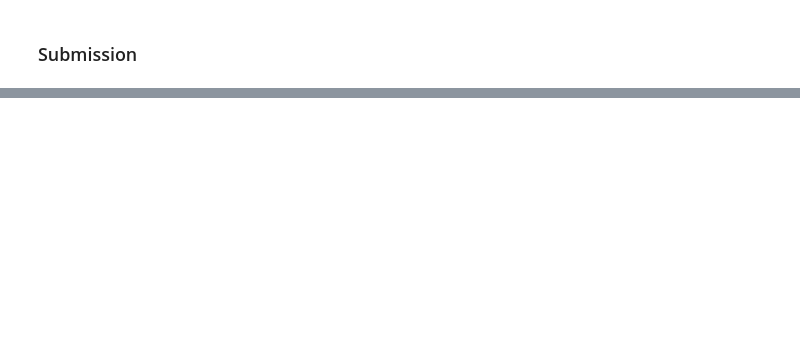
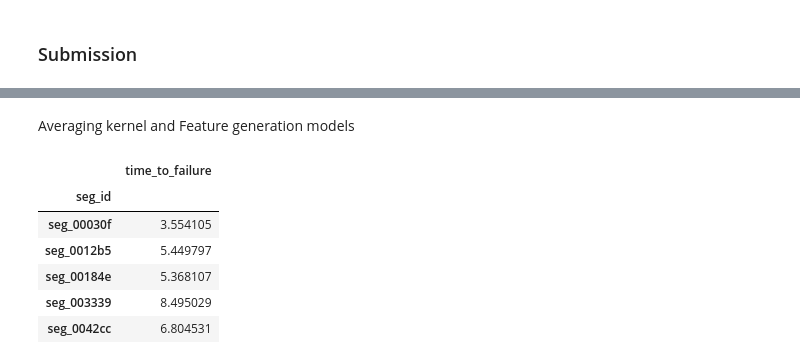
Before and after one commit to benjamin-assel/Deep-learning, a Jupyter notebook: LANL Earthquake Prediction/Earthquake chalenge.ipynb, the cells around one changed output, grey strips where cells are left out. Cells and saved outputs as stored; diff of their text form; code cells hidden in the pictures; blank space fills up the shorter version.

```diff
--- a/LANL Earthquake Prediction/Earthquake chalenge.ipynb
+++ b/LANL Earthquake Prediction/Earthquake chalenge.ipynb
@@ -1289,0 +1792,15 @@ submission.to_csv('submission_03_x2.csv',index=True)
+# %% [markdown]
+Averaging kernel and Feature generation models
+# %%
+submission_kernel = pd.read_csv('predicitions/submission_keras_kernel.csv', index_col='seg_id')
+submission_features = pd.read_csv('predictions/submission_03.csv', index_col='seg_id')
+# %%
+submission_kernel.head()
+# %% [output]
+|  | time_to_failure |
+| seg_id |  |
+| seg_00030f | 3.554105 |
+| seg_0012b5 | 5.449797 |
+| seg_00184e | 5.368107 |
+| seg_003339 | 8.495029 |
+| seg_0042cc | 6.804531 |
```
Also changed, not shown: parts of 45 cells of this notebook.
